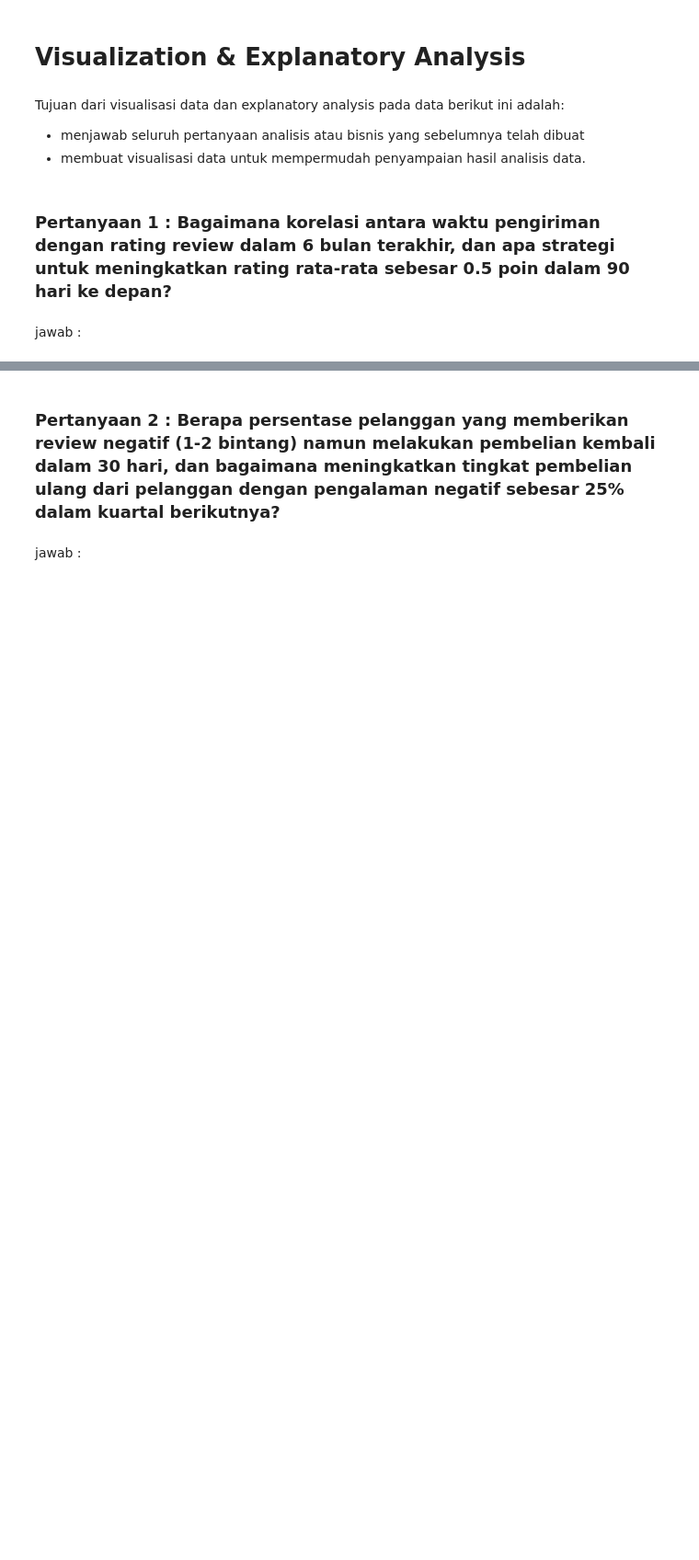
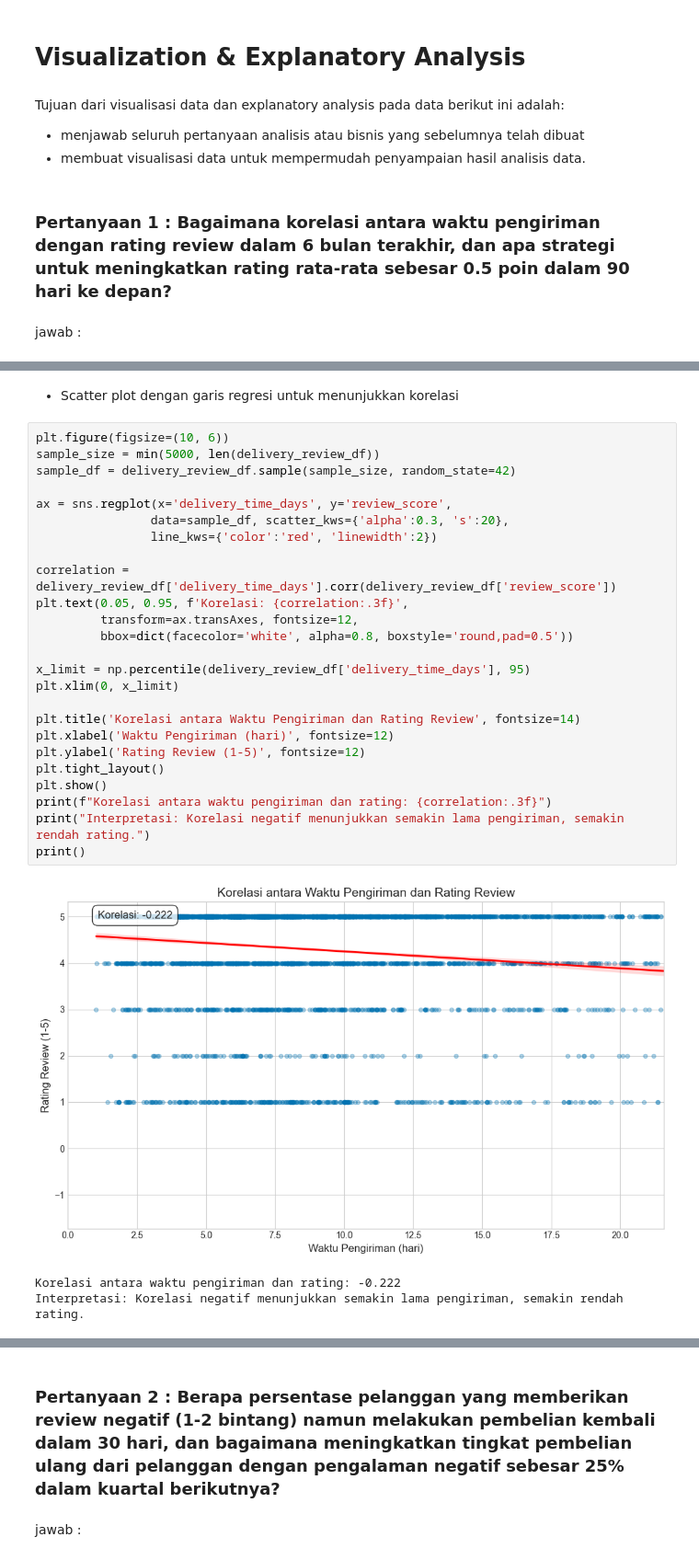
Before and after one commit to HammamAl/submission_dicoding_data_analysis, a Jupyter notebook: notebook.ipynb, the cells around one changed output, grey strips where cells are left out. Shown at 92% size. Saved outputs shown, nothing was run; the diff lists cells and outputs as text; blank space fills up the shorter version.

```diff
--- a/notebook.ipynb
+++ b/notebook.ipynb
@@ -1295,0 +1266,31 @@ Penjelasan: Grafik ini membantu memantau efektivitas strategi peningkatan rating
+# %% [markdown]
+- Scatter plot dengan garis regresi untuk menunjukkan korelasi
+# %%
+plt.figure(figsize=(10, 6))
+sample_size = min(5000, len(delivery_review_df))
+sample_df = delivery_review_df.sample(sample_size, random_state=42)
+
+ax = sns.regplot(x='delivery_time_days', y='review_score',
+                data=sample_df, scatter_kws={'alpha':0.3, 's':20},
+                line_kws={'color':'red', 'linewidth':2})
+
+correlation = delivery_review_df['delivery_time_days'].corr(delivery_review_df['review_score'])
+plt.text(0.05, 0.95, f'Korelasi: {correlation:.3f}',
+         transform=ax.transAxes, fontsize=12,
+         bbox=dict(facecolor='white', alpha=0.8, boxstyle='round,pad=0.5'))
+
+x_limit = np.percentile(delivery_review_df['delivery_time_days'], 95)
+plt.xlim(0, x_limit)
+
+plt.title('Korelasi antara Waktu Pengiriman dan Rating Review', fontsize=14)
+plt.xlabel('Waktu Pengiriman (hari)', fontsize=12)
+plt.ylabel('Rating Review (1-5)', fontsize=12)
+plt.tight_layout()
+plt.show()
+print(f"Korelasi antara waktu pengiriman dan rating: {correlation:.3f}")
+print("Interpretasi: Korelasi negatif menunjukkan semakin lama pengiriman, semakin rendah rating.")
+print()
+# %% [output]
+[figure, added]
+Korelasi antara waktu pengiriman dan rating: -0.222
+Interpretasi: Korelasi negatif menunjukkan semakin lama pengiriman, semakin rendah rating.
```
Also changed, not shown: parts of 63 cells of this notebook, 10 other files.
